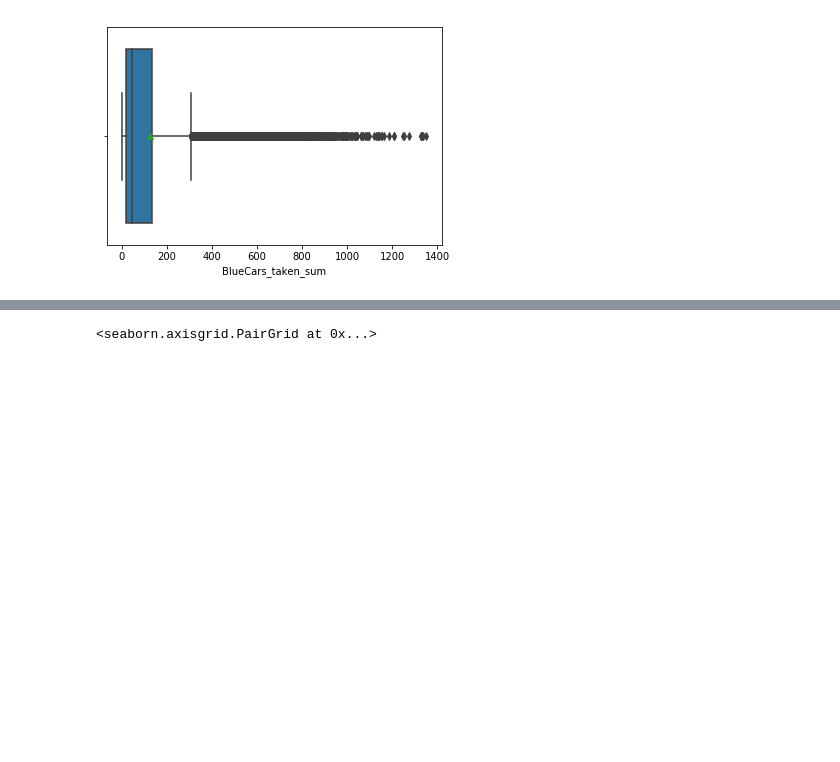
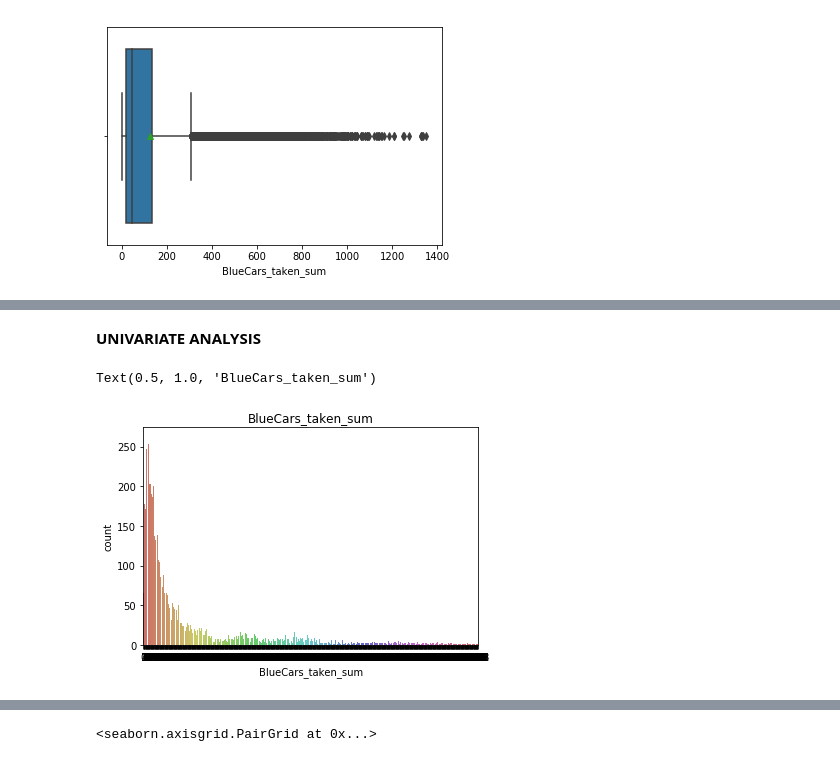
Before and after one commit to EOKELLO/IP-WEEK1-CORE, a Jupyter notebook: Moringa_Data_Science_Core_W3_Independent_Project_2019_07_Elizabeth_Okello_Python_Notebook.ipynb, the cells around one changed output, grey strips where cells are left out. Drawn from its saved outputs; the diff is of its cells as text; code cells hidden in the pictures; blank space fills up the shorter version.

```diff
--- a/Moringa_Data_Science_Core_W3_Independent_Project_2019_07_Elizabeth_Okello_Python_Notebook.ipynb
+++ b/Moringa_Data_Science_Core_W3_Independent_Project_2019_07_Elizabeth_Okello_Python_Notebook.ipynb
@@ -115,0 +134,8 @@ data.describe()
+# %% [markdown]
+**UNIVARIATE** **ANALYSIS**
+# %%
+sns.countplot(x='BlueCars_taken_sum', data=data, palette='hls')
+plt.title('BlueCars_taken_sum')
+# %% [output]
+Text(0.5, 1.0, 'BlueCars_taken_sum')
+[figure, added]
```
Also changed, not shown: parts of 51 cells of this notebook.
